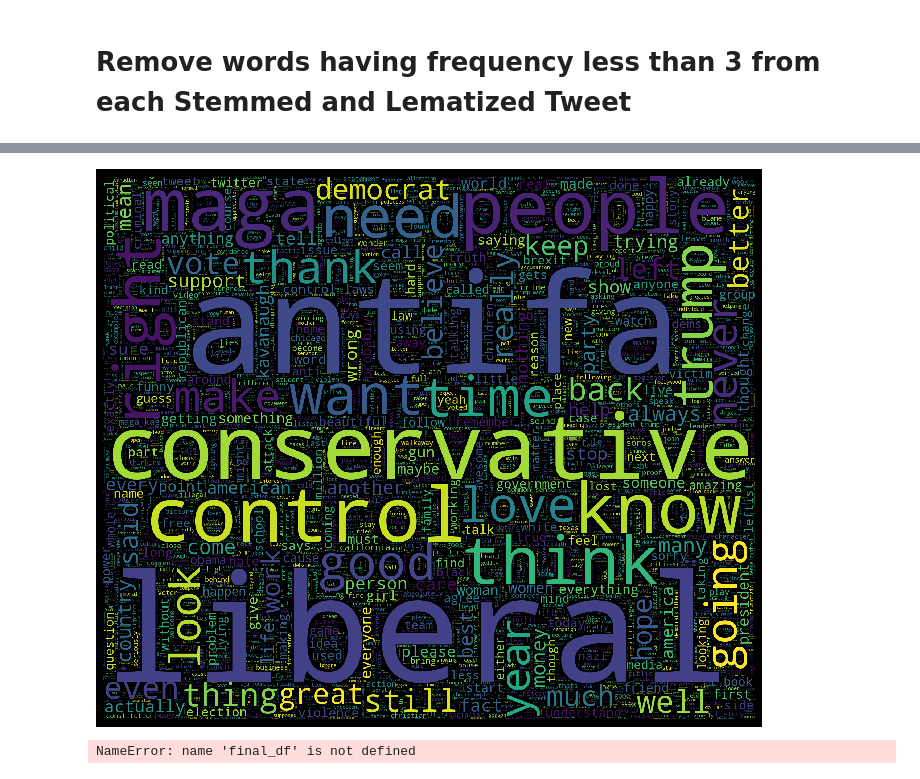
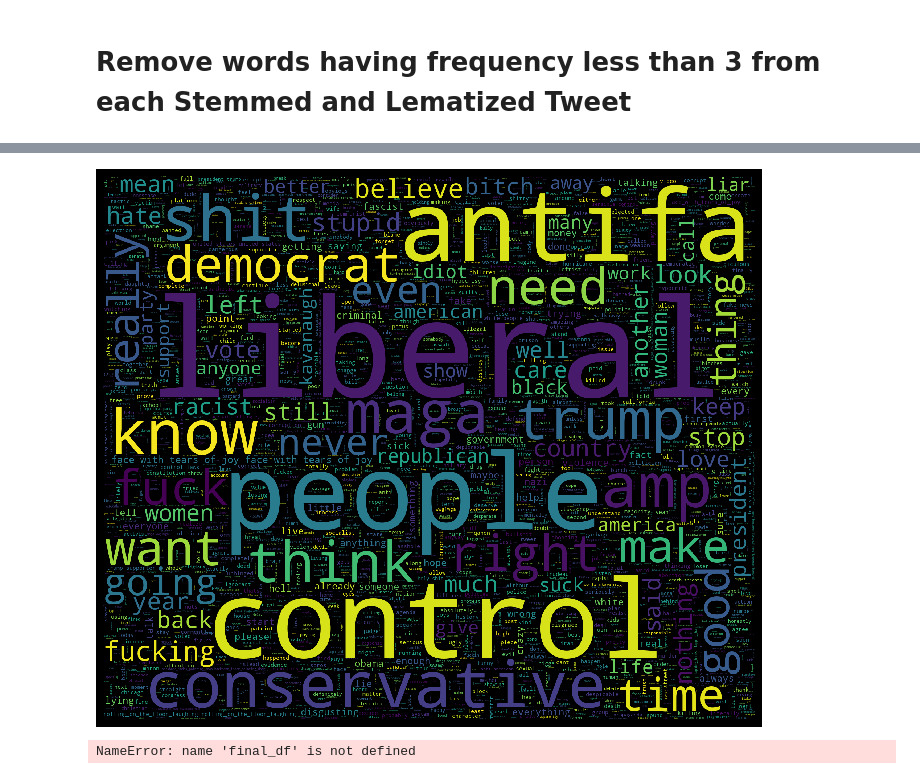
Before and after one commit to mhaiskarshridhar/OffensEval-2019, a Jupyter notebook: SemEvaluation.ipynb, the cells around one changed output, grey strips where cells are left out. Drawn from its saved outputs; the diff is of its cells as text; code cells hidden in the pictures.

Commit message:
Combined dataframe and generated wordcloud

```diff
--- a/SemEvaluation.ipynb
+++ b/SemEvaluation.ipynb
@@ -327,0 +311,8 @@ df_stemming
+# %%
+df['tidy_tweet_updated']=df_stemming['tidy_tweet']
+df['word_tokenize']=df_stemming['word_tokenize']
+df['SnowballStemmer123']=df_stemming['SnowballStemmer123']
+df['Porter']=df_stemming['Porter']
+df['Lancaster']=df_stemming['Lancaster']
+df['Lemmatized']=df_stemming['Lemmatized']
+df
@@ -329,13 +339,23 @@ df_stemming
 from wordcloud import WordCloud
 import matplotlib.pyplot as plt
 
-wordcloud=WordCloud(stopwords = stop_words,width=1800,height=1500,max_words=100000).generate(all_words)
-all_words=' '.join([text for text in df['tidy_tweet'][df['subtask_a']=='NOT']])
+def Plot_Wordcloud(df,columnname,subtask,target):
+    nltk.download('stopwords')
+    #NLTK stop words list
+    stop_words_list = stopwords.words('english')
 
-# Not_offensive_words=list(wordcloud.__dict__['words_'].keys())
+    #Combine wordcloud and NLTK stop words
+    stop_words = ["will","take","should've"] + list(STOPWORDS)+stop_words_list
 
-plt.figure(figsize=(20,10),facecolor='k')
-plt.imshow(wordcloud)
-plt.axis('off')
-plt.show()
+    all_words=' '.join([text for text in df[columnname][df[subtask]==target]])
+
+    wordcloud=WordCloud(stopwords = stop_words,width=1800,height=1500,max_words=100000).generate(all_words)
+
+
+    plt.figure(figsize=(20,10),facecolor='k')
+    plt.imshow(wordcloud)
+    plt.axis('off')
+    plt.show()
+
+Plot_Wordcloud(df,'tidy_tweet','subtask_a','OFF')
 # %% [output]
@@ -342,4 +365,4 @@ plt.show()
-[figure, old version]
+[figure, new version]
 # %%
 final_df.to_csv(r"C:\Users\Mhaiskao\Desktop\Assignments\DMTA\Training_file.csv", header=False,index=False,mode='a',quotechar="'",quoting=3,escapechar='"')
 # %% [output]
```
Also changed, not shown: parts of 6 cells of this notebook.
